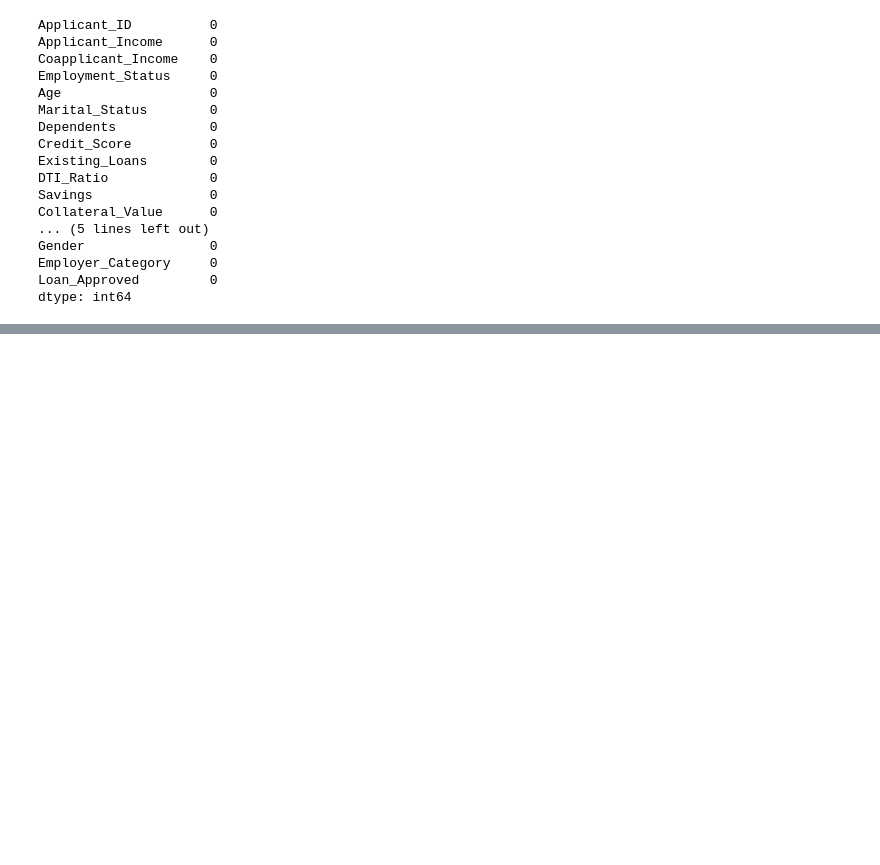
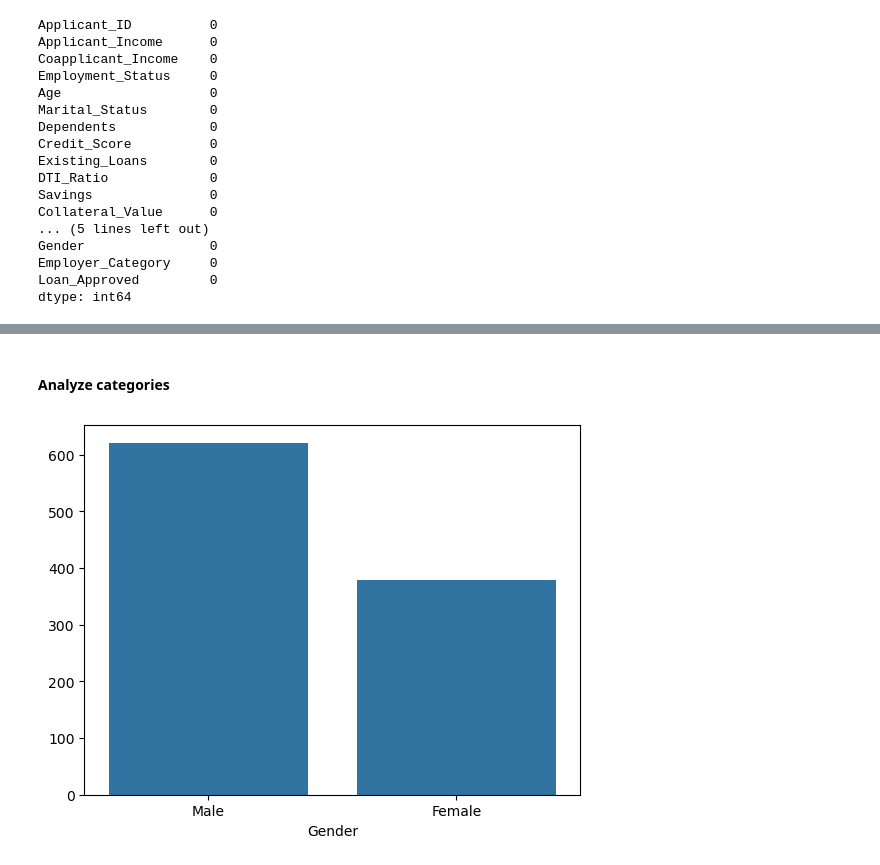
Before and after one commit to gajanan-shinde16/AI-ML, a Jupyter notebook: Part9_machine_learning/01_supervised_ml/06_Loan Eligibility Prediction/loan_eligibility.ipynb, the cells around one changed output, grey strips where cells are left out. Drawn from its saved outputs; the diff is of its cells as text; code cells hidden in the pictures; blank space fills up the shorter version.

```diff
--- a/Part9_machine_learning/01_supervised_ml/06_Loan Eligibility Prediction/loan_eligibility.ipynb
+++ b/Part9_machine_learning/01_supervised_ml/06_Loan Eligibility Prediction/loan_eligibility.ipynb
@@ -119,0 +132,8 @@ dtype: int64
+# %% [markdown]
+#### Analyze categories
+# %%
+gender_counts = df['Gender'].value_counts()
+sns.barplot(x=gender_counts.index, y=gender_counts.values)
+plt.show()
+# %% [output]
+[figure, added]
```
Also changed, not shown: parts of 18 cells of this notebook.
